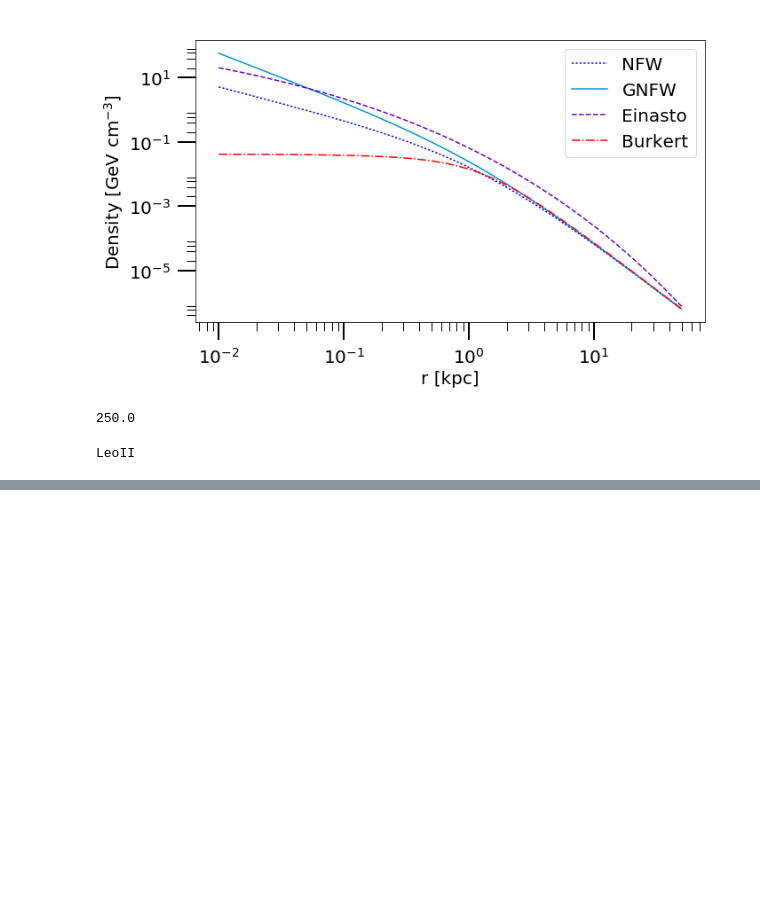
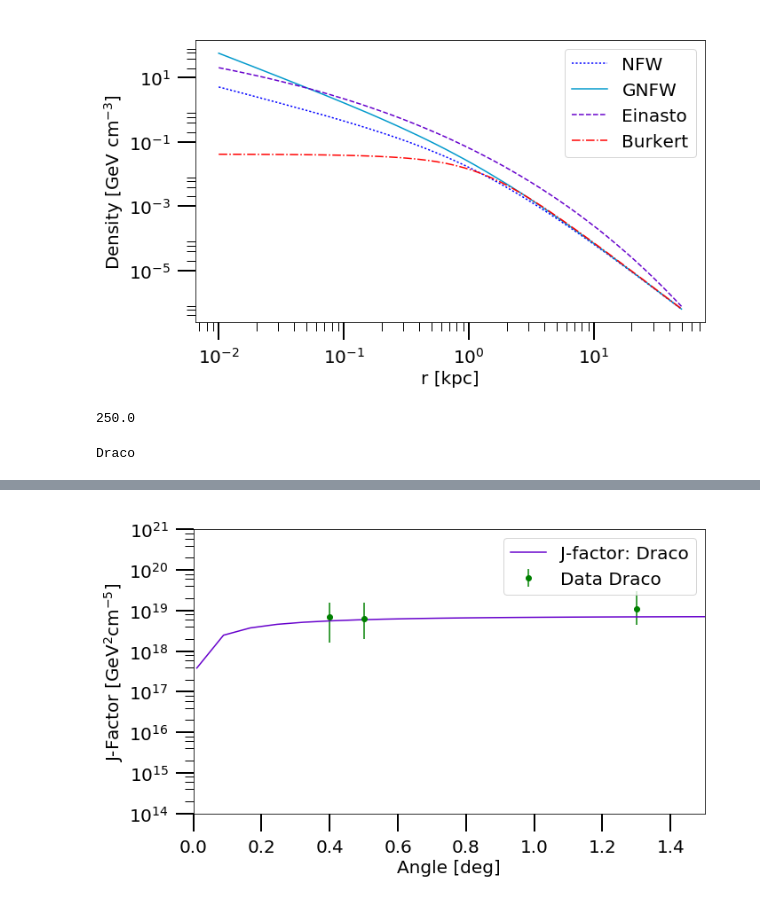
Before and after one commit to bradkav/GSS2018_Indirect, a Jupyter notebook: scripts/GRAPPA_student2.ipynb, the cells around one changed output, grey strips where cells are left out. Drawn from its saved outputs; the diff is of its cells as text; code cells hidden in the pictures; blank space fills up the shorter version.

Commit message:
errorbars

```diff
--- a/scripts/GRAPPA_student2.ipynb
+++ b/scripts/GRAPPA_student2.ipynb
@@ -75,7 +75,9 @@ def DM_density_LOS(l, mu, d=8.5*kpc_to_cm, rho_0=0.471, r_s = 16*kpc_to_cm,
     r = np.sqrt(l**2 + d**2 - 2*l*d*mu)
     return DM_density(Type, r, rho_0, r_s, gamma, a, square)
 # %%
-
+rho_0 = 0.471 # GeV/cm^3
+r_s = 16*kpc_to_cm # cm
+d = 8.5 * kpc_to_cm # cm
 
 #  A range of input radii and plot parameters
 r=np.logspace(np.log10(0.01*kpc_to_cm), np.log10(50*kpc_to_cm), 50)
@@ -111,81 +113,85 @@ print(Dsphd_data[i-1,1])
 # %%
 #objects=["Milky Way", "Carina", "Draco", "LeoII"]
 
-def plot_dwarf_galaxies(d_factor, objects, profile_type, max_angle):
+def plot_dwarf_galaxies(d_factor, objects, profile_type, max_angle, nof_evals):
     # Plot parameters
-    #obj_names = ["Milky Way", "Carina", "Draco", "LeoII"]
-    colorlst = ["b","#0099cc", "#6600cc", 'r']
+    colorlst = ["b", "#0099cc", "#6600cc", 'r']
 
     # Initialize plot
     fig = plt.figure(figsize=(10,6))
     ax = fig.add_subplot(111)
-    nr_of_evals=20
+    ax.set_yscale("log")
+
     # Compute the J-factors
-    angle = np.linspace(0.1,max_angle,nr_of_evals) # deg
-    D_factors, J_factors = np.zeros([2,5,nr_of_evals])
+    angle = np.linspace(0.01, max_angle, nof_evals) # deg
+    D_factors, J_factors = np.zeros([2, 5, nof_evals])
 
     for obj in objects:
         print(obj)
         if obj=="Milky Way":
+            i=0
             # Milky Way parameters
             rho_0 = 0.471 # GeV/cm^3
             r_s = 16*kpc_to_cm # cm
             d = 8.5 * kpc_to_cm # cm
-        if obj=="Carina":
+        elif obj=="Carina":
             i=1
             r_s = 5*Dsphd_data[i-1,1] * 1e-3 * kpc_to_cm
             rho_0=4.5e-2*(5*Dsphd_data[i-1,1] * 1e-3)**(-2/3)*36.97
             d = Dsphd_data[i-1,0] * kpc_to_cm
             carina_angle=[1.26, 0.15, 0.5]
-            carina_j=[10**17.92, 10**17.87, 10**18.1]
-            carina_j_error=[10**0.19, 10**0.1, 10**0.23]
-            ax.errorbar(carina_angle, carina_j, yerr=carina_j_error, c="k", label="Carina data", fmt="o")
-        if obj=="Draco":
+            carina_j=np.array([17.92, 17.87, 18.1])
+            carina_j_error=np.array([0.19, 0.1, 0.23])
+            ylower = 10**(carina_j - carina_j_error)
+            yupper= 10**(carina_j + carina_j_error)
+
+            ax.errorbar(carina_angle, 10**carina_j, yerr=[ylower, yupper], c="k", label="Data Carina", fmt="o")
+        elif obj=="Draco":
             i=2
             r_s = 5*Dsphd_data[i-1,1] * 1e-3 * kpc_to_cm
             rho_0=4.5e-2*(5*Dsphd_data[i-1,1] * 1e-3)**(-2/3)*36.97
             d = Dsphd_data[i-1,0] * kpc_to_cm
             draco_angle=[1.30, 0.40, 0.5]
-            draco_j=[10**19.05, 10**18.84, 10**18.8]
-            draco_j_error=[10**0.22, 10**0.12, 10**0.16]
-            ax.errorbar(draco_angle, draco_j, yerr=draco_j_error, c="g", label="Draco data", fmt="o")
-        if obj=="LeoII":
+
+            draco_j=np.array([19.05, 18.84, 18.8])
+            draco_j_error=np.array([0.22, 0.12, 0.16])
+            ylower = 10**(draco_j - draco_j_error)
+            yupper= 10**(draco_j + draco_j_error)
+
+            ax.errorbar(draco_angle, 10**draco_j, yerr=[ylower, yupper], c="g", label="Data Draco", fmt="o")
+        elif obj=="LeoII":
             i=3
             r_s = 5*Dsphd_data[i-1,1] * 1e-3 * kpc_to_cm
             rho_0=4.5e-2*(5*Dsphd_data[i-1,1] * 1e-3)**(-2/3)*36.97
             d = Dsphd_data[i-1,0] * kpc_to_cm
             leoII_angle=[0.23, 0.04, 0.5]
-            leoII_j=[10**17.97, 10**17.97, 10**17.6]
-            leoII_j_error=[10**0.2,10**0.2, 10**0.18]
-            ax.errorbar(leoII_angle, leoII_j, yerr=leoII_j_error, c="r", label="Leo II data", fmt="o")
-        #else:
-            # Spheroidal dwarf galaxy parameters
-            #rho_0 = 0.471 #TODO Do we know all densities at the galactic center?
-            #r_s = 5*Dsphd_data[i-1,1] * 1e-3 * kpc_to_cm
-            #rho_0=4.5e-2*(5*Dsphd_data[i-1,1] * 1e-3)**(-2/3)*36.97
-            #d = Dsphd_data[i-1,0] * 1e-3 * kpc_to_cm
+            leoII_j=np.array([17.97, 17.97, 17.6])
+            leoII_j_error=np.array([0.2, 0.2, 0.18])
+            ylower = 10**(leoII_j - leoII_j_error)
+            yupper= 10**(leoII_j + leoII_j_error)
 
-            # Plot datapoint TODO!!!!!!!!!!!!
-            #print(Dsphd_data[i-1,2], Dsphd_data[i-1,3], [-Dsphd_data[i-1,4],Dsphd_data[i-1,5]])
-            #ax.errorbar(Dsphd_data[i-1,2], Dsphd_data[i-1,3], yerr=[-Dsphd_data[i-1,4],Dsphd_data[i-1,5]], fmt='ko')
+            ax.errorbar(leoII_angle, 10**leoII_j, yerr=[ylower, yupper], c="r", label="Data Leo II", fmt="o")
+
         for j, theta in enumerate(angle):
             theta *= (np.pi / 180) # Conversion to rad
             if d_factor==True:
                 D = nquad(DM_density_LOS, [[0,2*d],[np.cos(theta),1]],
-                                args=(d, rho_0, r_s, 1, 1, False, profile_type))
+                                args=(d, rho_0, r_s, 1, 1, False, profile_type), epsrel=1e-3, opts={"epsrel":1e-3})
                 D_factors[i,j] = 2*np.pi * D[0]
+
             J = nquad(DM_density_LOS, [[0,2*d],[np.cos(theta),1]],
-                            args=(d, rho_0, r_s, 1, 1, True, profile_type))
+                            args=(d, rho_0, r_s, 1, 1, True, profile_type),  opts={"epsrel":1e-3})
             J_factors[i,j] = 2*np.pi * J[0]
 
         if d_factor==True:
-            ax.plot(angle, D_factors[i], color=colorlst[i], linestyle="--", label="D-factor"+ obj)
+            ax.plot(angle, D_factors[i], color=colorlst[i], linestyle="--", label="D-factor: "+ obj)
 
-        ax.plot(angle, J_factors[i], color=colorlst[i], linestyle='-', label="J-factor"+ obj)
+        ax.plot(angle, J_factors[i], color=colorlst[i], linestyle='-', label="J-factor: "+ obj)
 
     ax.set_xlabel("Angle [deg]", fontsize=20)
     ax.set_ylabel(r"J-Factor [$\mathrm{GeV}^2 \mathrm{cm}^{-5}$]", fontsize=20)
-    ax.set_yscale("log")
+
+    ax.set_ylim([float(10**14), float(10**21)])
     ax.set_xlim([0,max_angle])
     #ax.set_title("Compton scattered spectrum $E_{photon,in}=$"+str(e_in))
     ax.tick_params('both', labelsize=20, length=20, width=2, which='major', pad=8)
@@ -195,6 +201,6 @@ def plot_dwarf_galaxies(d_factor, objects, profile_type, max_angle):
     plt.show()
 
 
-plot_dwarf_galaxies(d_factor=False, objects=["LeoII"], profile_type="NFW", max_angle=1)
+plot_dwarf_galaxies(d_factor=False, objects=["Draco"], profile_type="NFW", max_angle=1.5, nof_evals=20)
 # %% [output]
-LeoII
+Draco
@@ -210,0 +207 @@ LeoII
+[figure, added]
```
Also changed, not shown: parts of 1 cell of this notebook.
